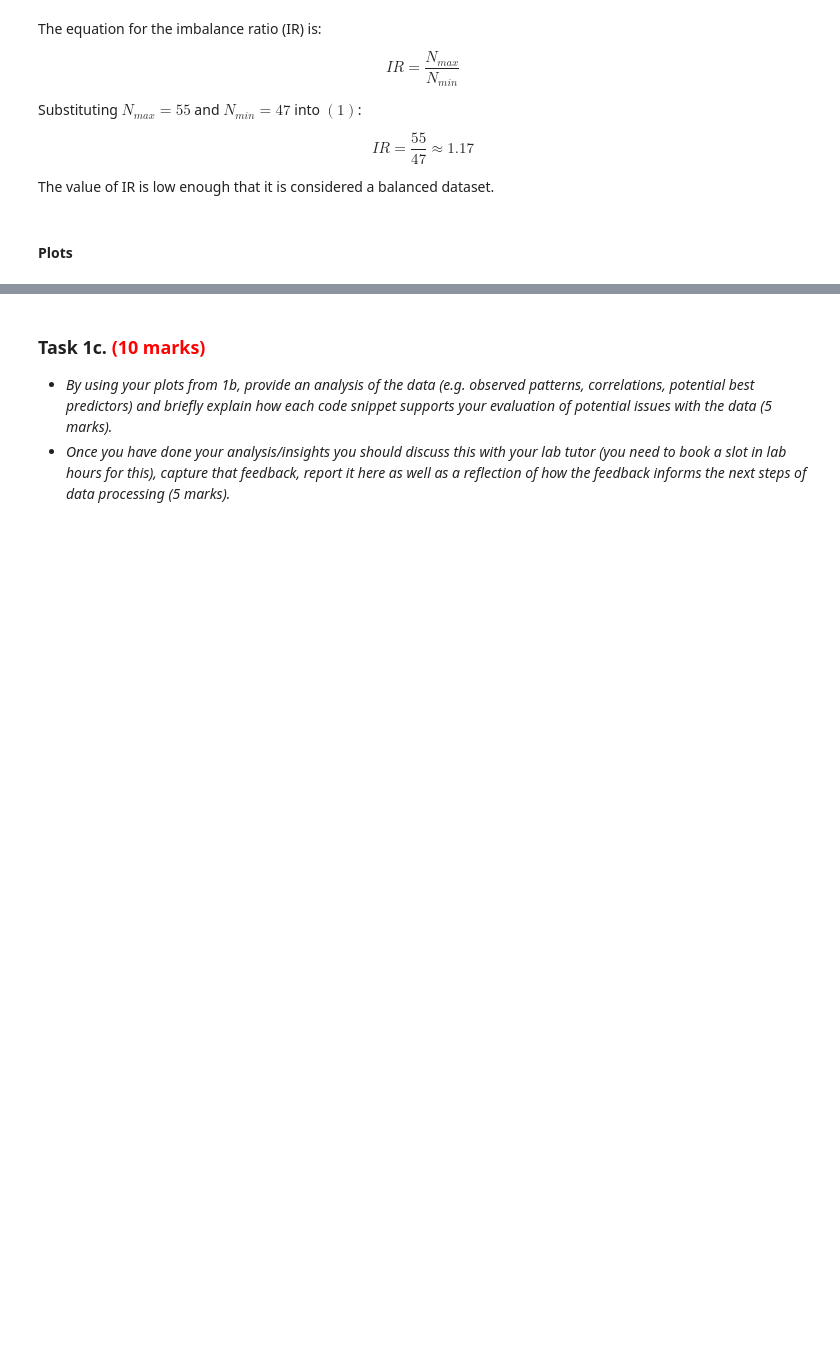
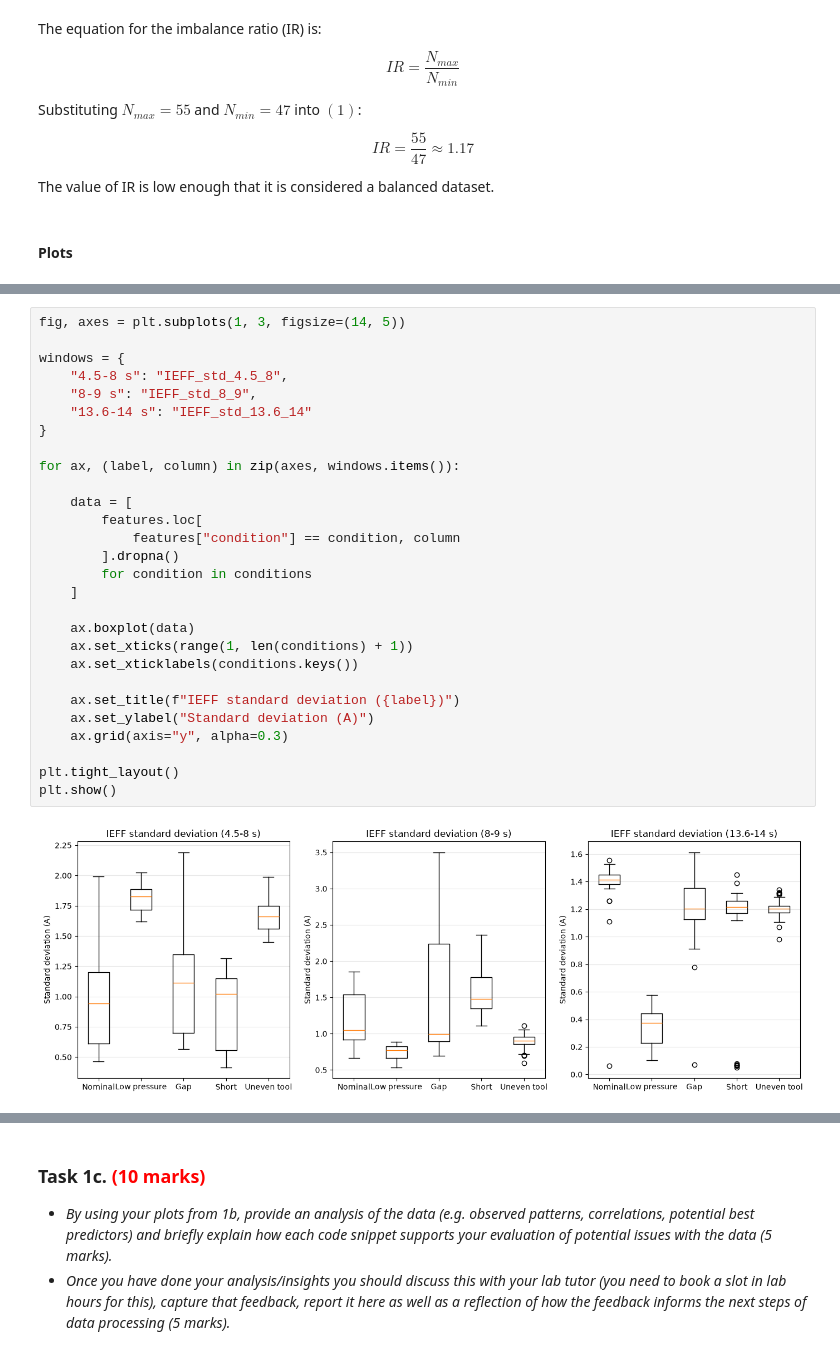
Before and after one commit to Eillcon/Machine-learning-case-study, a Jupyter notebook: 202627_MMME4125_cw_egyco3.ipynb, the cells around one changed output, grey strips where cells are left out. Drawn from its saved outputs; the diff is of its cells as text; blank space fills up the shorter version.

```diff
--- a/202627_MMME4125_cw_egyco3.ipynb
+++ b/202627_MMME4125_cw_egyco3.ipynb
@@ -248,0 +334,30 @@ I am starting by analysing all variables of a single 'nominal' drilling cycle
+# %%
+fig, axes = plt.subplots(1, 3, figsize=(14, 5))
+
+windows = {
+    "4.5-8 s": "IEFF_std_4.5_8",
+    "8-9 s": "IEFF_std_8_9",
+    "13.6-14 s": "IEFF_std_13.6_14"
+}
+
+for ax, (label, column) in zip(axes, windows.items()):
+
+    data = [
+        features.loc[
+            features["condition"] == condition, column
+        ].dropna()
+        for condition in conditions
+    ]
+
+    ax.boxplot(data)
+    ax.set_xticks(range(1, len(conditions) + 1))
+    ax.set_xticklabels(conditions.keys())
+
+    ax.set_title(f"IEFF standard deviation ({label})")
+    ax.set_ylabel("Standard deviation (A)")
+    ax.grid(axis="y", alpha=0.3)
+
+plt.tight_layout()
+plt.show()
+# %% [output]
+[figure, added]
```
Also changed, not shown: parts of 8 cells of this notebook.
